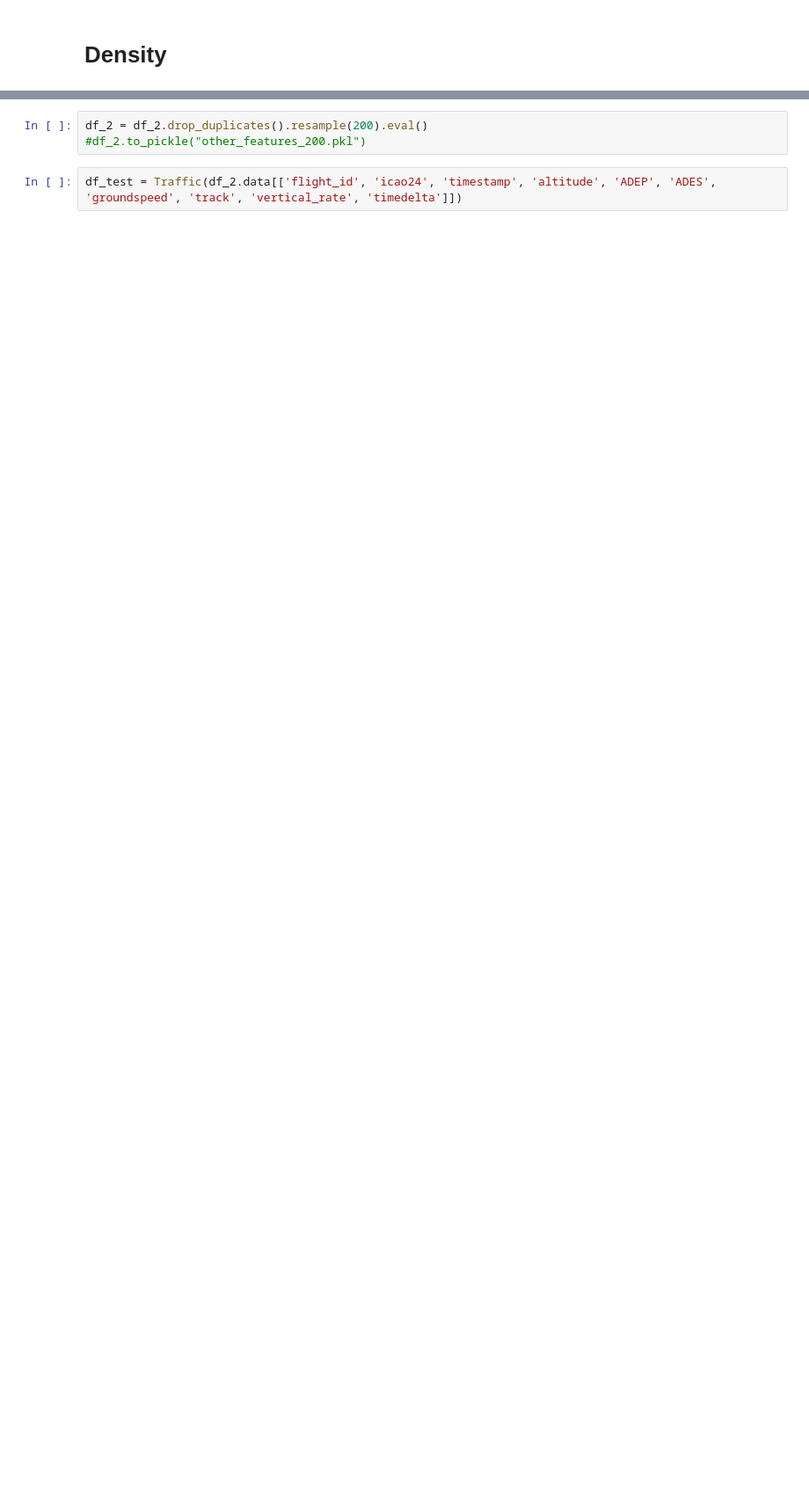
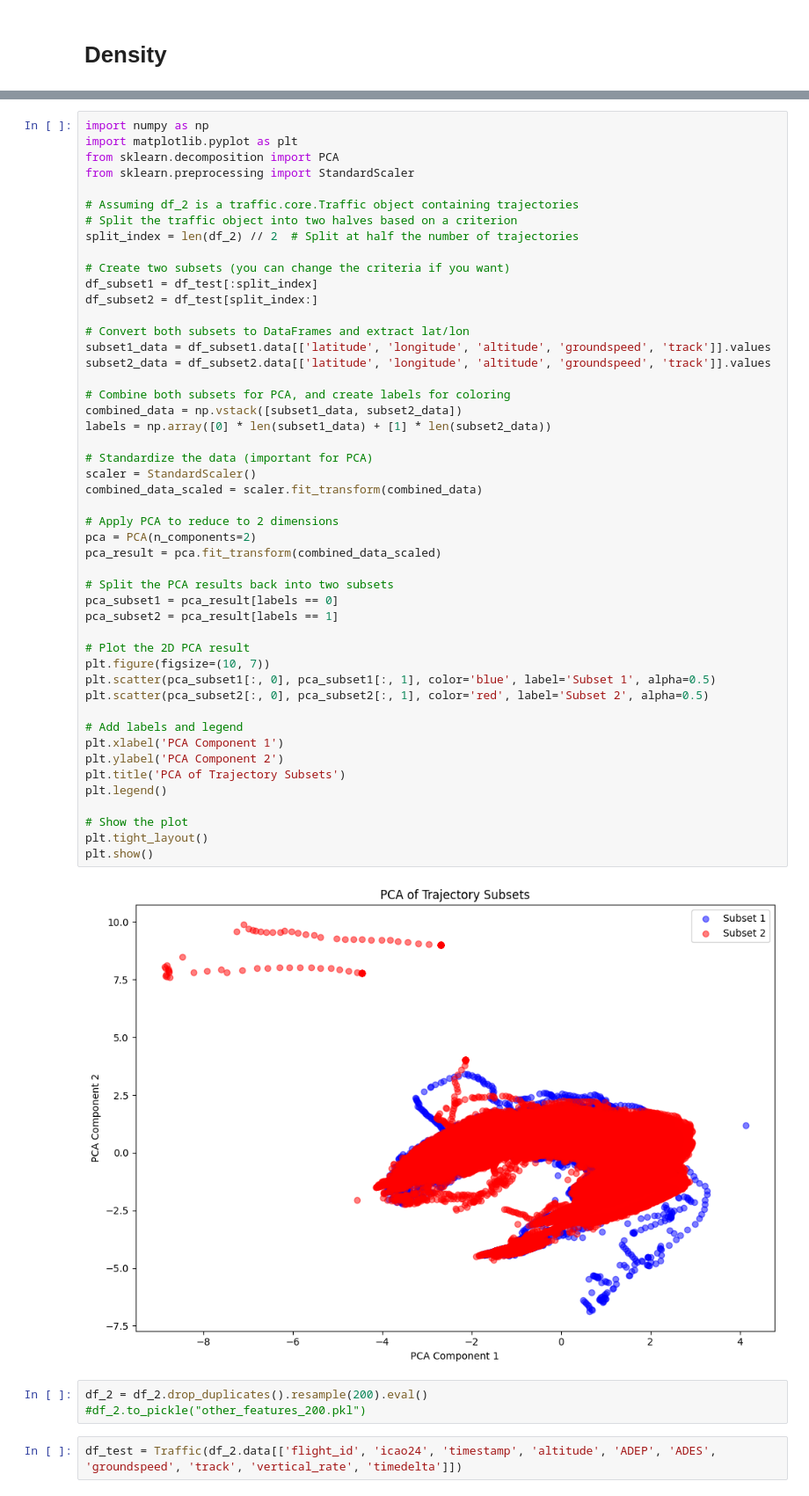
Before and after one commit to SynthAIr/DM_FM_Trajectories, a Jupyter notebook: src/data/OpenSky_viewer.ipynb, the cells around one changed output, grey strips where cells are left out. Shown at 88% size. Drawn from its saved outputs; the diff is of its cells as text; blank space fills up the shorter version.

```diff
--- a/src/data/OpenSky_viewer.ipynb
+++ b/src/data/OpenSky_viewer.ipynb
@@ -147,3 +241,53 @@ findfont: Font family 'Ubuntu' not found.
+# %%
+import numpy as np
+import matplotlib.pyplot as plt
+from sklearn.decomposition import PCA
+from sklearn.preprocessing import StandardScaler
+
+# Assuming df_2 is a traffic.core.Traffic object containing trajectories
+# Split the traffic object into two halves based on a criterion
+split_index = len(df_2) // 2  # Split at half the number of trajectories
+
+# Create two subsets (you can change the criteria if you want)
+df_subset1 = df_test[:split_index]
+df_subset2 = df_test[split_index:]
+
+# Convert both subsets to DataFrames and extract lat/lon
+subset1_data = df_subset1.data[['latitude', 'longitude', 'altitude', 'groundspeed', 'track']].values
+subset2_data = df_subset2.data[['latitude', 'longitude', 'altitude', 'groundspeed', 'track']].values
+
+# Combine both subsets for PCA, and create labels for coloring
+combined_data = np.vstack([subset1_data, subset2_data])
+labels = np.array([0] * len(subset1_data) + [1] * len(subset2_data))
+
+# Standardize the data (important for PCA)
+scaler = StandardScaler()
+combined_data_scaled = scaler.fit_transform(combined_data)
+
+# Apply PCA to reduce to 2 dimensions
+pca = PCA(n_components=2)
+pca_result = pca.fit_transform(combined_data_scaled)
+
+# Split the PCA results back into two subsets
+pca_subset1 = pca_result[labels == 0]
+pca_subset2 = pca_result[labels == 1]
+
+# Plot the 2D PCA result
+plt.figure(figsize=(10, 7))
+plt.scatter(pca_subset1[:, 0], pca_subset1[:, 1], color='blue', label='Subset 1', alpha=0.5)
+plt.scatter(pca_subset2[:, 0], pca_subset2[:, 1], color='red', label='Subset 2', alpha=0.5)
+
+# Add labels and legend
+plt.xlabel('PCA Component 1')
+plt.ylabel('PCA Component 2')
+plt.title('PCA of Trajectory Subsets')
+plt.legend()
+
+# Show the plot
+plt.tight_layout()
+plt.show()
+# %% [output]
+[figure, added]
 # %%
 df_2 = df_2.drop_duplicates().resample(200).eval()
 #df_2.to_pickle("other_features_200.pkl")
```
Also changed, not shown: parts of 8 cells of this notebook.
